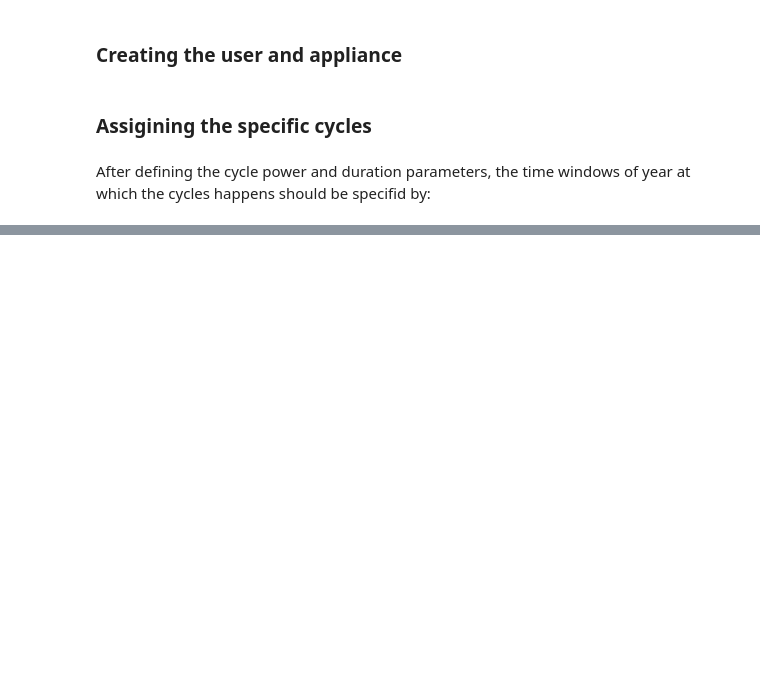
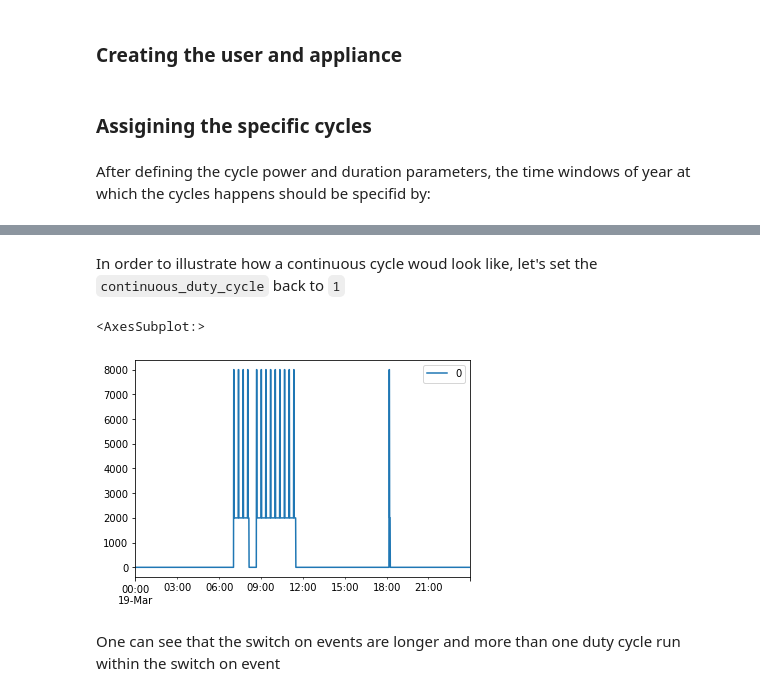
Before and after one commit to RAMP-project/RAMP, a Jupyter notebook: docs/notebooks/multi_cycle.ipynb, the cells around one changed output, grey strips where cells are left out. Saved outputs shown, nothing was run; the diff lists cells and outputs as text; code cells hidden in the pictures; blank space fills up the shorter version.

```diff
--- a/docs/notebooks/multi_cycle.ipynb
+++ b/docs/notebooks/multi_cycle.ipynb
@@ -124,0 +166,16 @@ profiles.iloc[400:500].plot()
+# %% [markdown]
+In order to illustrate how a continuous cycle woud look like, let's set the `continuous_duty_cycle` back to `1`
+# %%
+test_appliance.continuous_duty_cycle = 1
+
+daily_load_profile = pd.DataFrame(
+    uc.generate_daily_load_profiles(),
+    index=uc.datetimeindex,
+)
+
+daily_load_profile.plot()
+# %% [output]
+<AxesSubplot:>
+[figure, added]
+# %% [markdown]
+One can see that the switch on events are longer and more than one duty cycle run within the switch on event
```
Also changed, not shown: parts of 7 cells of this notebook.
